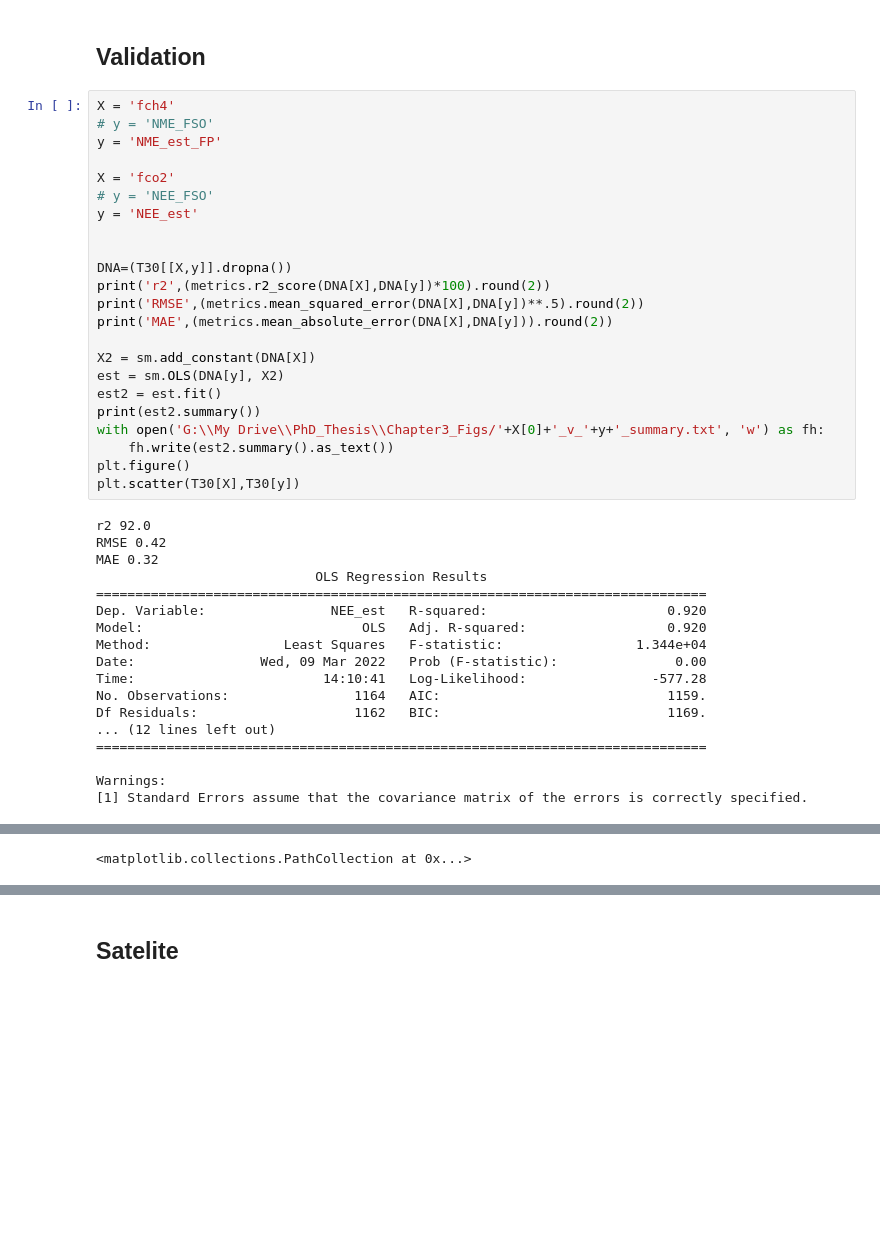
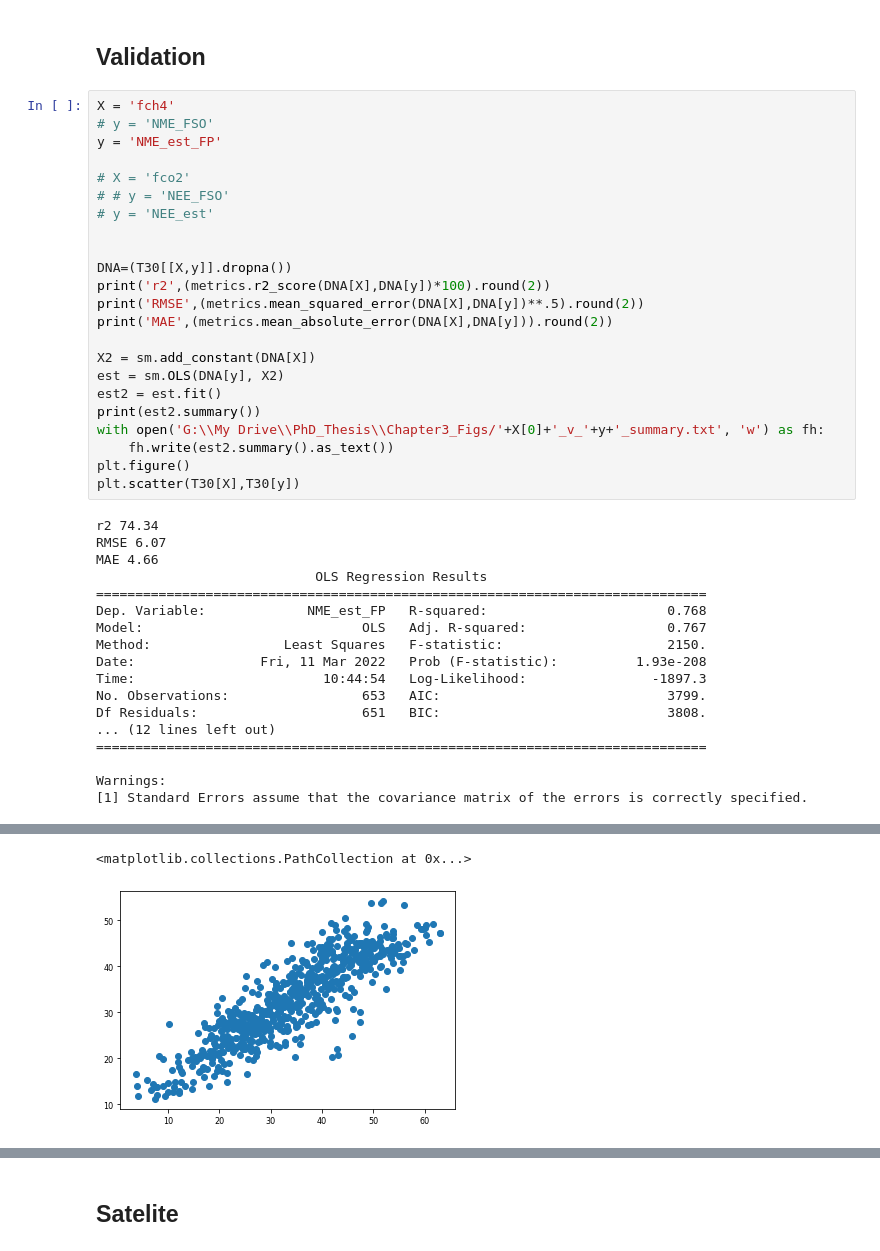
Before and after one commit to June-Skeeter/FishIsland_Flux_Analysis, a Jupyter notebook: Neural_Networks/Temporal_Upscaling.ipynb, the cells around one changed output, grey strips where cells are left out. Saved outputs shown, nothing was run; the diff lists cells and outputs as text; blank space fills up the shorter version.

```diff
--- a/Neural_Networks/Temporal_Upscaling.ipynb
+++ b/Neural_Networks/Temporal_Upscaling.ipynb
@@ -510,9 +487,9 @@ X = 'fch4'
 # y = 'NME_FSO'
 y = 'NME_est_FP'
 
-X = 'fco2'
-# y = 'NEE_FSO'
-y = 'NEE_est'
+# X = 'fco2'
+# # y = 'NEE_FSO'
+# y = 'NEE_est'
 
 
 DNA=(T30[[X,y]].dropna())
@@ -529,18 +506,18 @@ with open('G:\\My Drive\\PhD_Thesis\\Chapter3_Figs/'+X[0]+'_v_'+y+'_summary.txt'
 plt.figure()
 plt.scatter(T30[X],T30[y])
 # %% [output]
-r2 92.0
-RMSE 0.42
-MAE 0.32
+r2 74.34
+RMSE 6.07
+MAE 4.66
                             OLS Regression Results
 ==============================================================================
-Dep. Variable:                NEE_est   R-squared:                       0.920
-Model:                            OLS   Adj. R-squared:                  0.920
-Method:                 Least Squares   F-statistic:                 1.344e+04
-Date:                Wed, 09 Mar 2022   Prob (F-statistic):               0.00
-Time:                        14:10:41   Log-Likelihood:                -577.28
-No. Observations:                1164   AIC:                             1159.
-Df Residuals:                    1162   BIC:                             1169.
+Dep. Variable:             NME_est_FP   R-squared:                       0.768
+Model:                            OLS   Adj. R-squared:                  0.767
+Method:                 Least Squares   F-statistic:                     2150.
+Date:                Fri, 11 Mar 2022   Prob (F-statistic):          1.93e-208
+Time:                        10:44:54   Log-Likelihood:                -1897.3
+No. Observations:                 653   AIC:                             3799.
+Df Residuals:                     651   BIC:                             3808.
 ... (12 lines left out)
 ==============================================================================
 
@@ -551,4 +526,5 @@ Warnings:
 <matplotlib.collections.PathCollection at 0x...>
+[figure, added]
 # %%
 Units = ['umol m2 s',
 'nmol m2 s',
```
Also changed, not shown: parts of 6 cells of this notebook.
